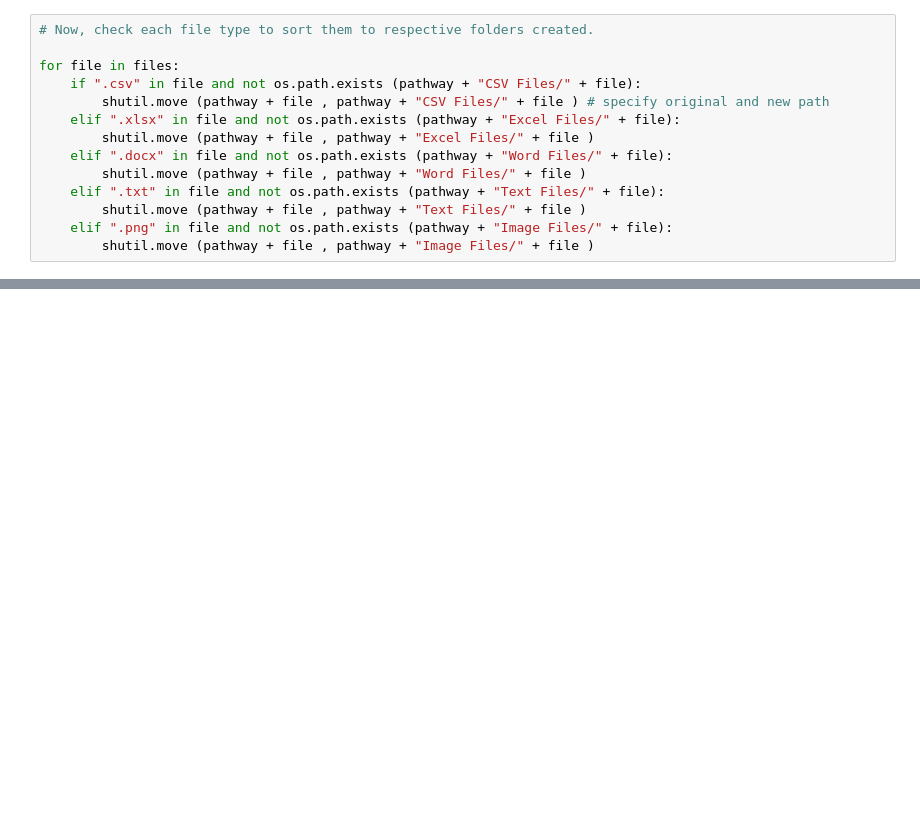
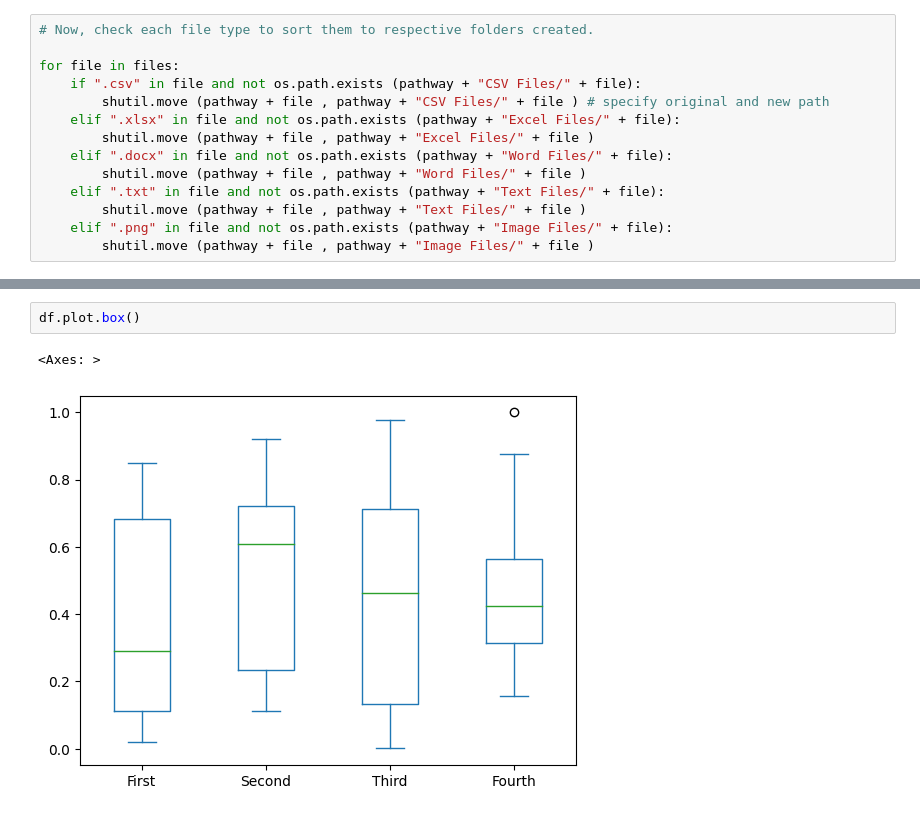
Before and after one commit to JYAKHWA/PythonPractice, a Jupyter notebook: DataAnalyticsPractice.ipynb, the cells around one changed output, grey strips where cells are left out. Saved outputs shown, nothing was run; the diff lists cells and outputs as text; blank space fills up the shorter version.

```diff
--- a/DataAnalyticsPractice.ipynb
+++ b/DataAnalyticsPractice.ipynb
@@ -335,0 +410,5 @@ for file in files:
+# %%
+df.plot.box()
+# %% [output]
+<Axes: >
+[figure, added]
```
Also changed, not shown: parts of 23 cells of this notebook, 2 other files.
